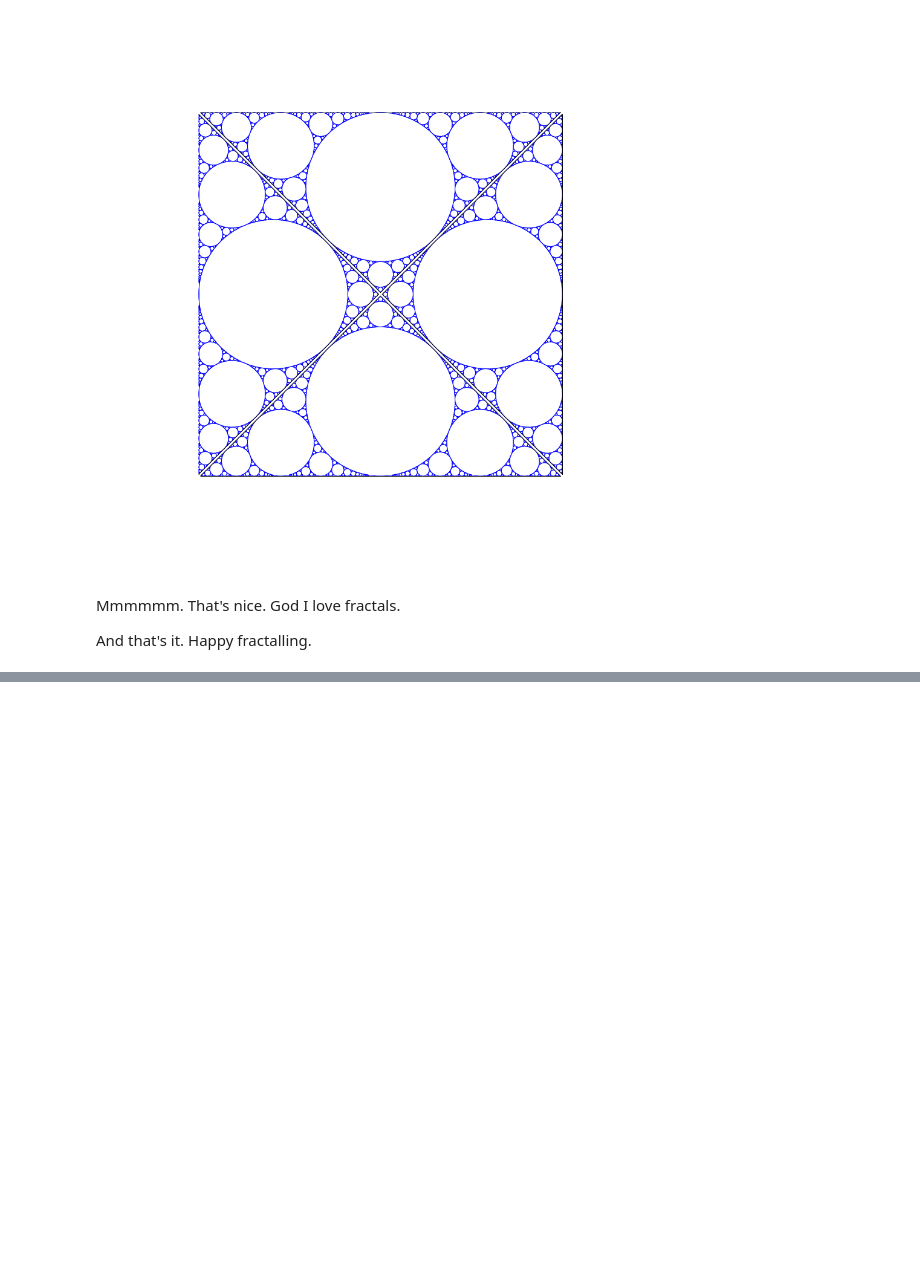
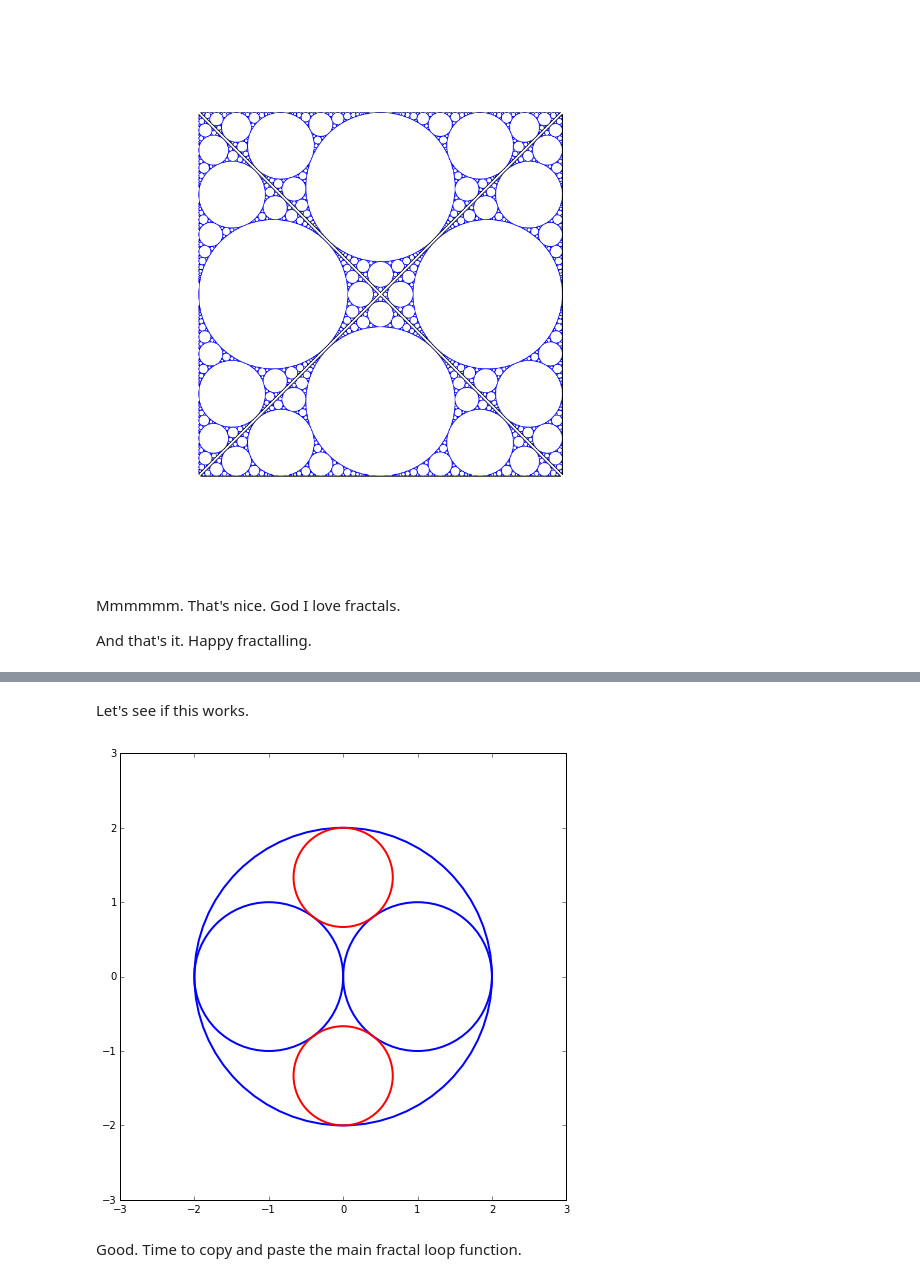
Before and after one commit to drpeteb/fractal-circles, a Jupyter notebook: Fractal-Circles.ipynb, the cells around one changed output, grey strips where cells are left out. Cells and saved outputs as stored; diff of their text form; code cells hidden in the pictures; blank space fills up the shorter version.

```diff
--- a/Fractal-Circles.ipynb
+++ b/Fractal-Circles.ipynb
@@ -843,0 +985,29 @@ And that's it. Happy fractalling.
+# %% [markdown]
+Let's see if this works.
+# %%
+# Make three mutually tangent circles with which to start an Apollonian Gasket
+circle1 = Circle((0,0),2)
+circle2 = Circle((-1,0),1)
+circle3 = Circle((1,0),1)
+
+# Soddy circle
+soddy1 = circle_in_three_circles_with_one_inside_out(circle1, circle2, circle3)
+soddy2 = circle_in_three_circles_with_one_inside_out(circle1, circle2, circle3, other_one=True)
+
+# Plot it all
+fig = plt.figure(figsize=(8,8))
+ax = fig.add_subplot(1,1,1)
+ax.set_xlim((-3,3))
+ax.set_ylim((-3,3))
+
+draw_circle(ax, circle1)
+draw_circle(ax, circle2)
+draw_circle(ax, circle3)
+draw_circle(ax, soddy1, colour='r')
+draw_circle(ax, soddy2, colour='r')
+
+plt.show()
+# %% [output]
+[figure, added]
+# %% [markdown]
+Good. Time to copy and paste the main fractal loop function.
```
Also changed, not shown: parts of 25 cells of this notebook.
